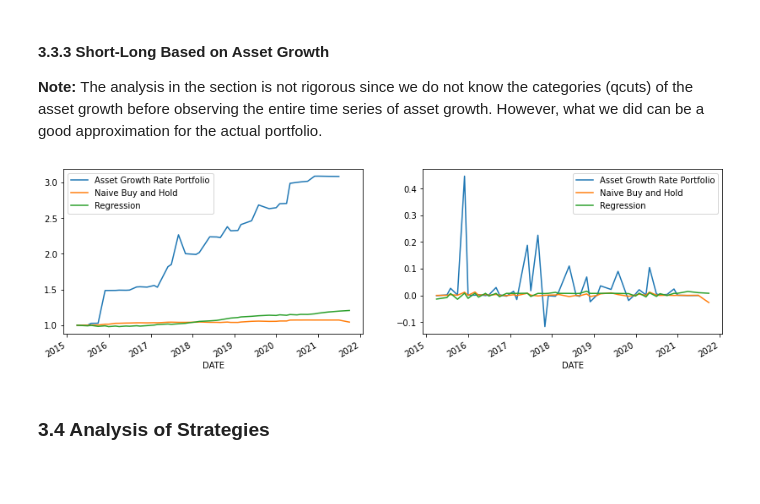
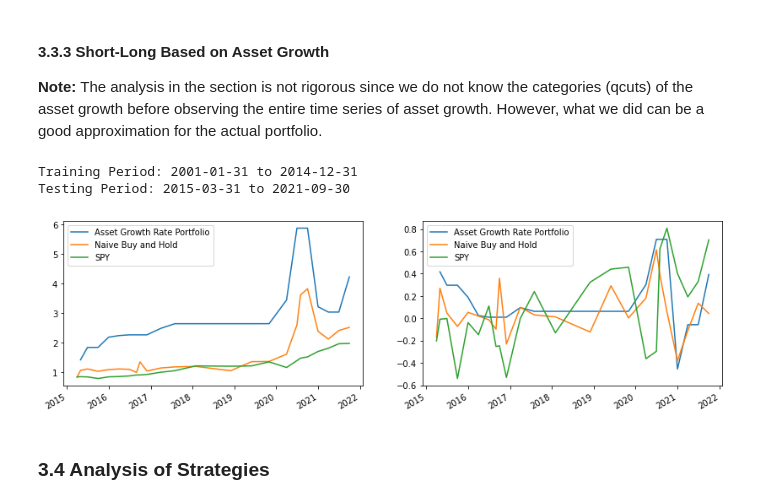
Before and after one commit to ULY-RR3T/FBE499Final, a Jupyter notebook: Analysis.ipynb, the cells around one changed output. Drawn from its saved outputs; the diff is of its cells as text; code cells hidden in the pictures; blank space fills up the shorter version.

```diff
--- a/Analysis.ipynb
+++ b/Analysis.ipynb
@@ -484,6 +490,6 @@ Testing Period: 2015-03-31 to 2021-09-30
 spy = yf.download("SPY")['Adj Close'].rename('SPY')
 spy_ret = spy[test_set['DATE'].unique()].pct_change()
 spy_ret[0] = 0
-spy_index = (spy_ret + 1).cumprod()
+spy_port = (spy_ret + 1).cumprod()
 # %% [output]
 [*********************100%***********************]  1 of 1 completed
@@ -490,8 +498,7 @@ spy_index = (spy_ret + 1).cumprod()
 # %%
 naive_df = test_set[['PERMNO', 'DATE', 'ret_1']].copy()
-naive_df = pd.merge(1 / naive_df.groupby('DATE')['ret_1'].count().rename('strat_weight'), naive_df, on='DATE')
-naive_df['stock_ret'] = naive_df['strat_weight'] * naive_df['ret_1']
-naive_ret = naive_df.groupby(['DATE'])['stock_ret'].mean()
+# naive_df['ret_1'] = naive_df.groupby(['PERMNO'])['DlyPrc'].pct_change().shift(-2)
+naive_ret = naive_df.groupby(['DATE'])['ret_1'].mean()
 naive_port = (1 + naive_ret).cumprod().rename('Naive Buy and Hold')
 # %%
 fig, axs = plt.subplots(1, 2, figsize=(2 * 7, 4))
@@ -553,28 +560,47 @@ plt.show()
 #### 3.3.3 Short-Long Based on Asset Growth
 
 **Note:** The analysis in the section is not rigorous since we do not know the categories (qcuts) of the asset growth before observing the entire time series of asset growth. However, what we did can be a good approximation for the actual portfolio.
+# %%
+mask = (cstat['NAICS'] == sector_code) & (cstat['quarters'] == 2)
+# mask = (cstat['quarters'] == n_quarters)
+
+test_set = cstat[(cstat['DATE']>split_point) & mask].copy()
+train_set = cstat[(cstat['DATE']<=split_point) & mask]
+X_train = train_set[startegy_params]
+y_train = train_set['ret_1']
+X_test = test_set[startegy_params]
+y_test = test_set['ret_1']
+
+# Winsorize the data to remove outliers
+X_train,y_train = winsorize_all([X_train,y_train])
+
+print(f"Training Period: {str(train_set['DATE'].min())[:10]} to {str(train_set['DATE'].max())[:10]}")
+print(f"Testing Period: {str(test_set['DATE'].min())[:10]} to {str(test_set['DATE'].max())[:10]}")
+# %% [output]
+Training Period: 2001-01-31 to 2014-12-31
+Testing Period: 2015-03-31 to 2021-09-30
 # %%
 actqg_df = test_set[['PERMNO','DATE','ret_1','actqg']].copy()
 actqg_df['actqgq'] = pd.qcut(test_set['actqg'],5,labels=list(range(1,6))).astype(np.int16)
 actqg_df = actqg_df[actqg_df['actqgq'] == 1]
-actqg_df = pd.merge(1 / actqg_df.groupby('DATE')['ret_1'].count().rename('strat_weight'), actqg_df, on='DATE')
-actqg_df['stock_ret'] = actqg_df['strat_weight'] * actqg_df['ret_1']
-actqg_ret = actqg_df.groupby(['DATE'])['stock_ret'].mean()
-actqg_port = (1 + actqg_ret).cumprod().rename()
+actqg_ret = actqg_df.groupby(['DATE'])['ret_1'].mean()
+acqtg_port = (1 + actqg_ret).cumprod().rename()
 # %%
 fig,axs = plt.subplots(1,2,figsize=(2*7,4))
 
-port_plot = pd.concat([actqg_port,naive_port,reg_port],axis=1)
-port_plot.columns = ['Asset Growth Rate Portfolio','Naive Buy and Hold','Regression']
-port_plot.plot(legend=True,ax=axs[0])
+port_plot = pd.concat([acqtg_port,naive_port,spy_port],axis=1)
+port_plot.columns = ['Asset Growth Rate Portfolio','Naive Buy and Hold','SPY']
+port_plot = port_plot.fillna(method='pad')
+port_plot.plot(legend=True,ax=axs[0],style='-')
 
-ret_plot = pd.concat([actqg_ret,naive_ret,reg_ret],axis=1)
-ret_plot.columns = ['Asset Growth Rate Portfolio','Naive Buy and Hold','Regression']
+ret_plot = pd.concat([actqg_ret,naive_ret,spy_ret],axis=1)
+ret_plot = ret_plot.fillna(method='pad')
+ret_plot.columns = ['Asset Growth Rate Portfolio','Naive Buy and Hold','SPY']
 ret_plot.plot(legend=True,ax=axs[1])
 
 plt.show()
 # %% [output]
-[figure, old version]
+[figure, new version]
 # %% [markdown]
 ### 3.4 Analysis of Strategies
 # %%
```
Also changed, not shown: parts of 28 cells of this notebook.
